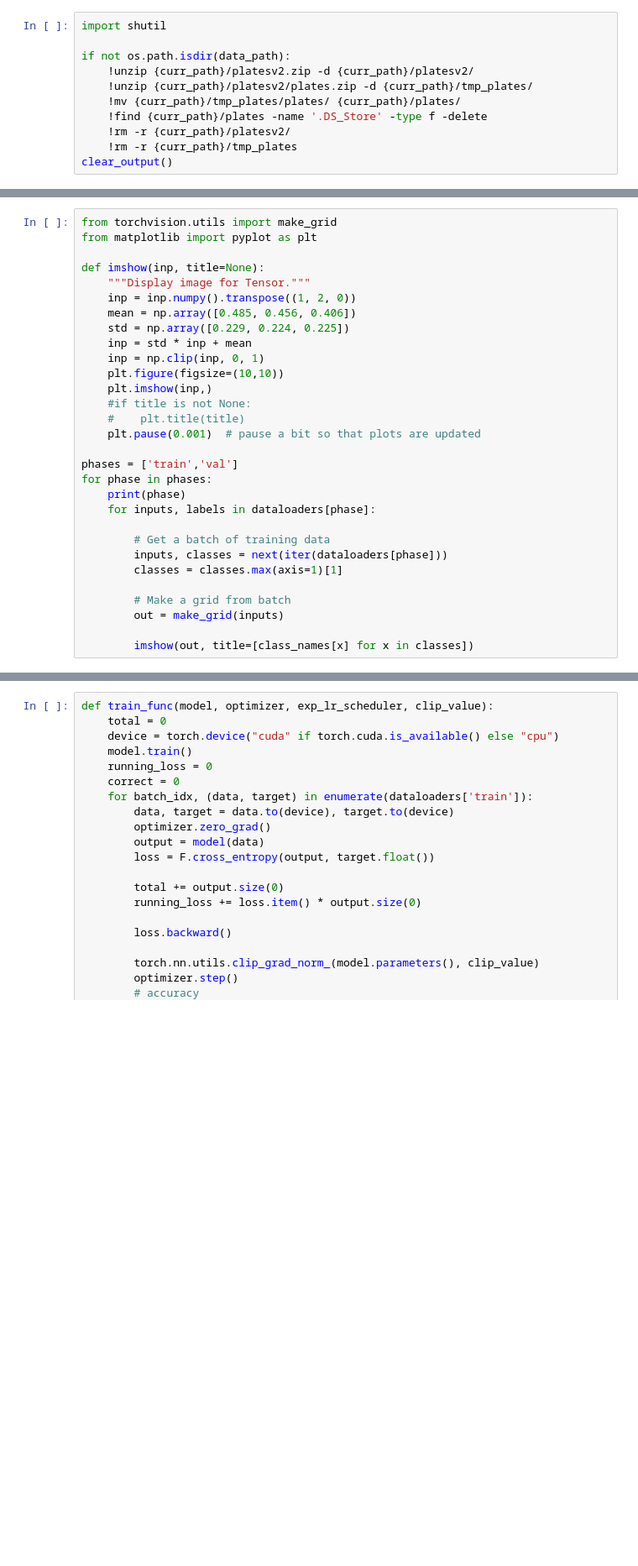
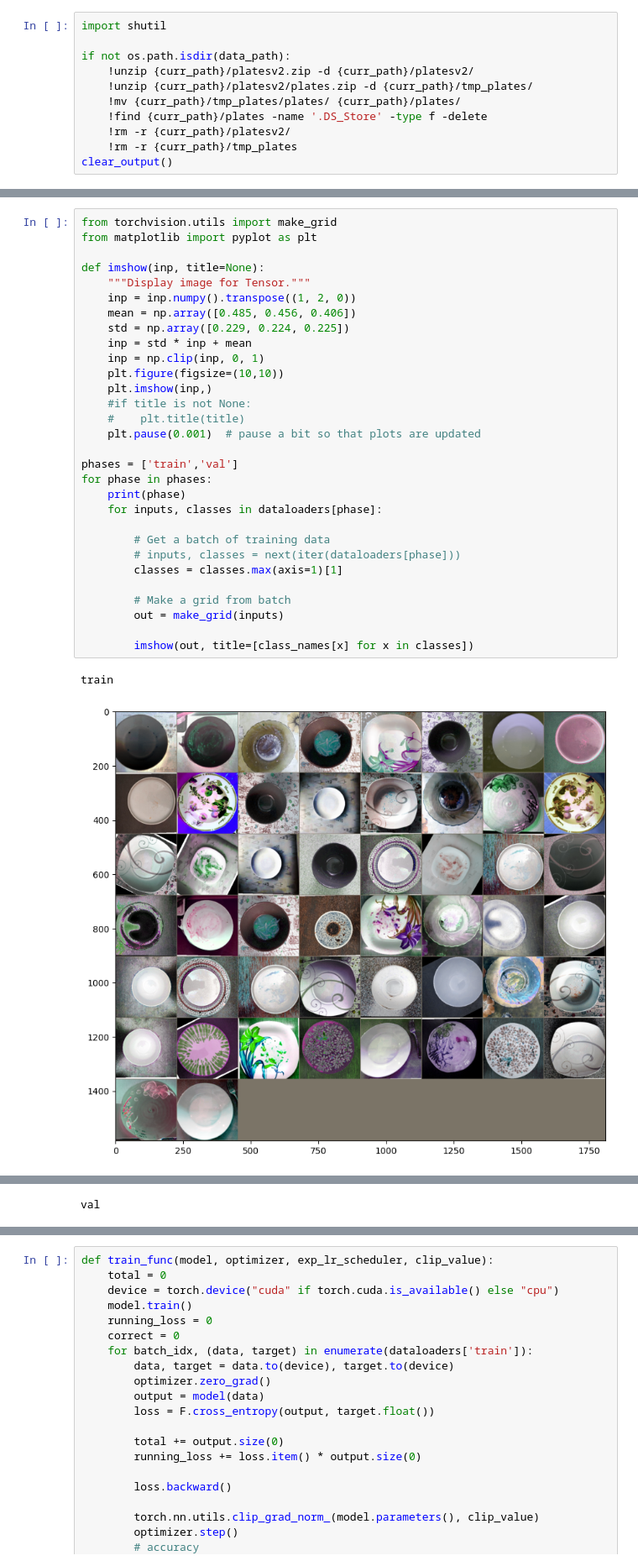
Before and after one commit to glucard/general-study-repo, a Jupyter notebook: machine_learning/kaggle_competitions/Cleaned-vs-Dirty-V2/model_tuned.ipynb, the cells around one changed output, grey strips where cells are left out. Shown at 84% size. Drawn from its saved outputs; the diff is of its cells as text; blank space fills up the shorter version.

```diff
--- a/machine_learning/kaggle_competitions/Cleaned-vs-Dirty-V2/model_tuned.ipynb
+++ b/machine_learning/kaggle_competitions/Cleaned-vs-Dirty-V2/model_tuned.ipynb
@@ -244,30 +191,33 @@ class_names, device
 # %%
 from torchvision.utils import make_grid
 from matplotlib import pyplot as plt
 
 def imshow(inp, title=None):
     """Display image for Tensor."""
     inp = inp.numpy().transpose((1, 2, 0))
     mean = np.array([0.485, 0.456, 0.406])
     std = np.array([0.229, 0.224, 0.225])
     inp = std * inp + mean
     inp = np.clip(inp, 0, 1)
     plt.figure(figsize=(10,10))
     plt.imshow(inp,)
     #if title is not None:
     #    plt.title(title)
     plt.pause(0.001)  # pause a bit so that plots are updated
 
 phases = ['train','val']
 for phase in phases:
     print(phase)
-    for inputs, labels in dataloaders[phase]:
+    for inputs, classes in dataloaders[phase]:
 
         # Get a batch of training data
-        inputs, classes = next(iter(dataloaders[phase]))
+        # inputs, classes = next(iter(dataloaders[phase]))
         classes = classes.max(axis=1)[1]
 
         # Make a grid from batch
         out = make_grid(inputs)
 
         imshow(out, title=[class_names[x] for x in classes])
+# %% [output]
+train
+[figure, added]
@@ -273,0 +225 @@ for phase in phases:
+val
```
Also changed, not shown: parts of 19 cells of this notebook.
